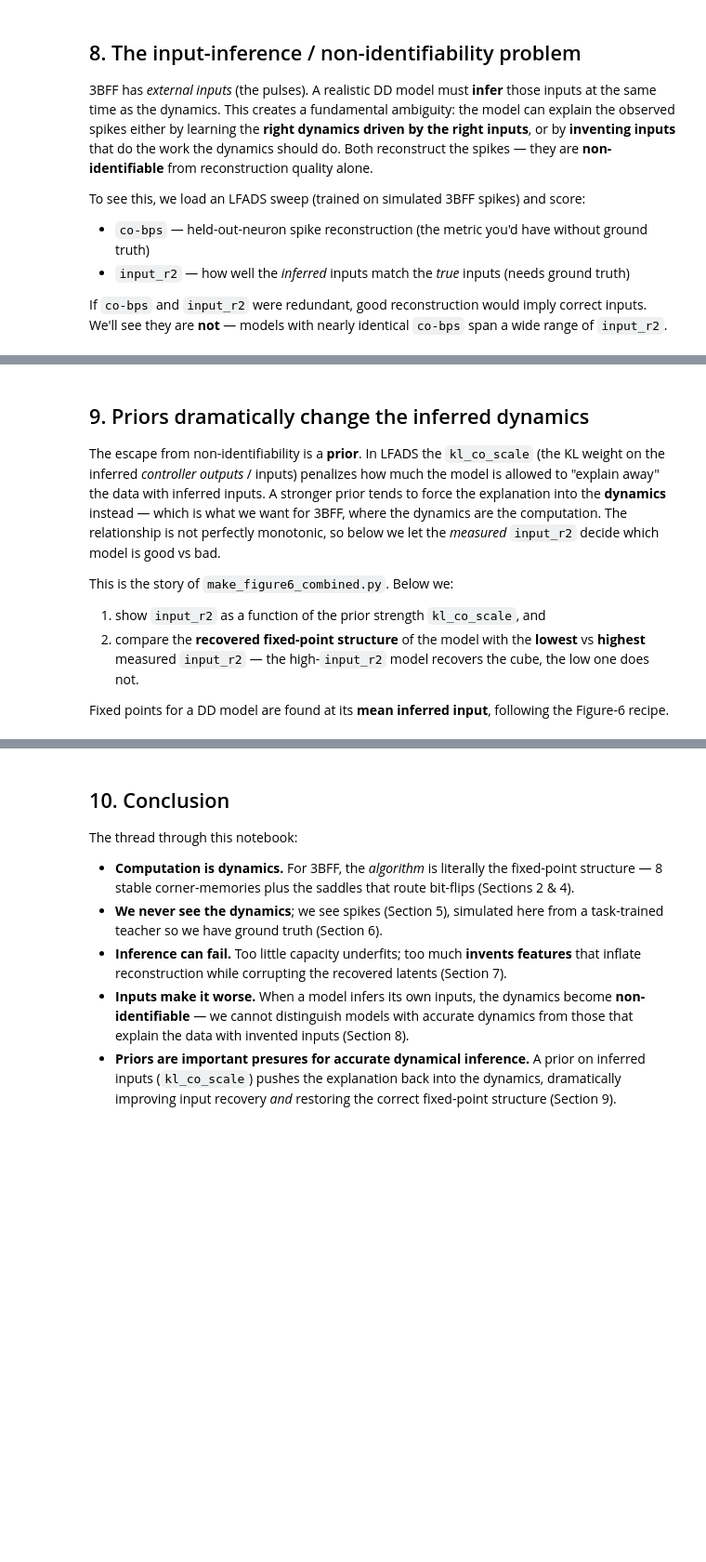
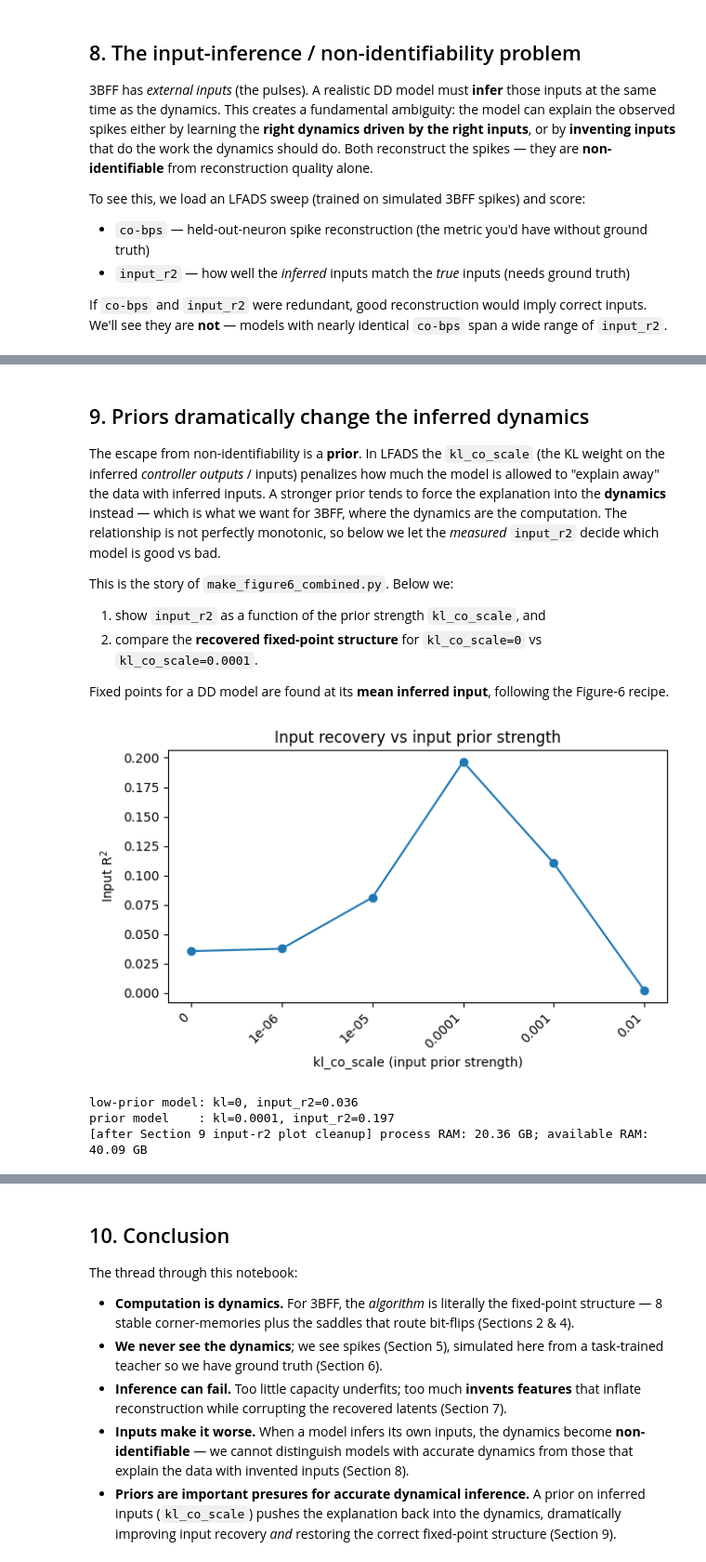
Before and after one commit to snel-repo/ComputationThroughDynamicsToolkit, a Jupyter notebook: examples/CtDToolkit_Walkthrough_Colab.ipynb, the cells around one changed output, grey strips where cells are left out. Shown at 93% size. Cells and saved outputs as stored; diff of their text form; code cells hidden in the pictures; blank space fills up the shorter version.

```diff
--- a/examples/CtDToolkit_Walkthrough_Colab.ipynb
+++ b/examples/CtDToolkit_Walkthrough_Colab.ipynb
@@ -818,6 +955,8 @@ inf_subs = sorted(p for p in Path(PATH_INPUTINF).glob("*seed=0*") if p.is_dir())
 check_sweep_memory(inf_subs, "inputinf_sweep (Section 8)")
 
 # Colab memory note: like Section 7, compute one LFADS model at a time.
+# Metrics should use the simulated datamodule reference, matching the DD models.
+# Do not reuse setup `tt`, which is loaded with use_train_dm=True for tutorial examples.
 tt_ref_inf = Analysis_TT(run_name="TT", filepath=PATH_TT)
 metric_cfg_inf = {
     "co-bps": {},
@@ -847,9 +986,7 @@ for sub in inf_subs:
         mi[key].append(mi_one[key][0])
 
     del cmp_one, an, mi_one
-    gc.collect()
-    if torch.cuda.is_available():
-        torch.cuda.empty_cache()
+    release_memory(f"after LFADS kl={kl:g}")
 
 run_names = mi["run_name"]
 kl_scales = np.array([float(rn.split("kl=")[1]) for rn in run_names])
@@ -857,5 +994,11 @@ cobps = np.array(mi["co-bps"], dtype=float)
 rates_r2 = np.array(mi["rate_r2"], dtype=float)
 inpr2 = np.array(mi["input_r2"], dtype=float)
 lfads_paths = list(mi["filepath"])
+lfads_path_by_kl = {float(k): path for k, path in zip(kl_scales, lfads_paths)}
 
 print("\nKL/CO prior strengths scored:", sorted(kl_scales.tolist()))
+
+for name in ["tt_ref_inf", "metric_cfg_inf", "inf_subs", "sub"]:
+    if name in globals():
+        del globals()[name]
+release_memory("after Section 8 metrics cleanup")
@@ -899,30 +1142,46 @@ is good vs bad.
 This is the story of `make_figure6_combined.py`. Below we:
 
 1. show `input_r2` as a function of the prior strength `kl_co_scale`, and
-2. compare the **recovered fixed-point structure** of the model with the **lowest** vs **highest**
-   measured `input_r2` — the high-`input_r2` model recovers the cube, the low one does not.
+2. compare the **recovered fixed-point structure** for `kl_co_scale=0` vs `kl_co_scale=0.0001`.
 
 Fixed points for a DD model are found at its **mean inferred input**, following the Figure-6 recipe.
 # %%
 # input_r2 vs prior strength
 order = np.argsort(kl_scales)
 ks = np.array(kl_scales)[order]
 fig, ax = plt.subplots(figsize=(6.5, 4))
 ax.plot(np.arange(len(ks)), inpr2[order], "o-")
 ax.set_xticks(np.arange(len(ks)))
 ax.set_xticklabels([f"{k:g}" for k in ks], rotation=45, ha="right")
 ax.set_xlabel("kl_co_scale (input prior strength)")
 ax.set_ylabel("Input R$^2$")
 ax.set_title("Input recovery vs input prior strength")
 fig.tight_layout()
 plt.show()
 
-# Pick "good"/"bad" by the ACTUAL input_r2, not by prior strength (a stronger KL
-# prior does not guarantee better input recovery).
-good_idx = int(np.argmax(inpr2))
-bad_idx = int(np.argmin(inpr2))
-print(f"bad  (lowest  input_r2): kl={kl_scales[bad_idx]:g}, input_r2={inpr2[bad_idx]:.3f}")
-print(f"good (highest input_r2): kl={kl_scales[good_idx]:g}, input_r2={inpr2[good_idx]:.3f}")
+# For the fixed-point comparison, use explicit KL values rather than min/max
+# metric ranks. This keeps the comparison stable even if metric ordering changes.
+fp_kl_low = 0.0
+fp_kl_prior = 1e-4
+
+def index_for_kl(target):
+    matches = np.where(np.isclose(kl_scales, target, rtol=0, atol=1e-12))[0]
+    if len(matches) != 1:
+        raise ValueError(f"Expected exactly one model with kl_co_scale={target:g}, found {len(matches)}")
+    return int(matches[0])
+
+low_kl_idx = index_for_kl(fp_kl_low)
+prior_kl_idx = index_for_kl(fp_kl_prior)
+print(f"low-prior model: kl={kl_scales[low_kl_idx]:g}, input_r2={inpr2[low_kl_idx]:.3f}")
+print(f"prior model    : kl={kl_scales[prior_kl_idx]:g}, input_r2={inpr2[prior_kl_idx]:.3f}")
+
+del fig, ax
+release_memory("after Section 9 input-r2 plot cleanup")
+# %% [output]
+[figure, added]
+low-prior model: kl=0, input_r2=0.036
+prior model    : kl=0.0001, input_r2=0.197
+[after Section 9 input-r2 plot cleanup] process RAM: 20.36 GB; available RAM: 40.09 GB
 # %%
 # Reload only the two LFADS models needed for fixed-point plots. The full sweep
 # was scored one model at a time in Section 8 and is not kept in memory.
```
Also changed, not shown: parts of 15 cells of this notebook.
